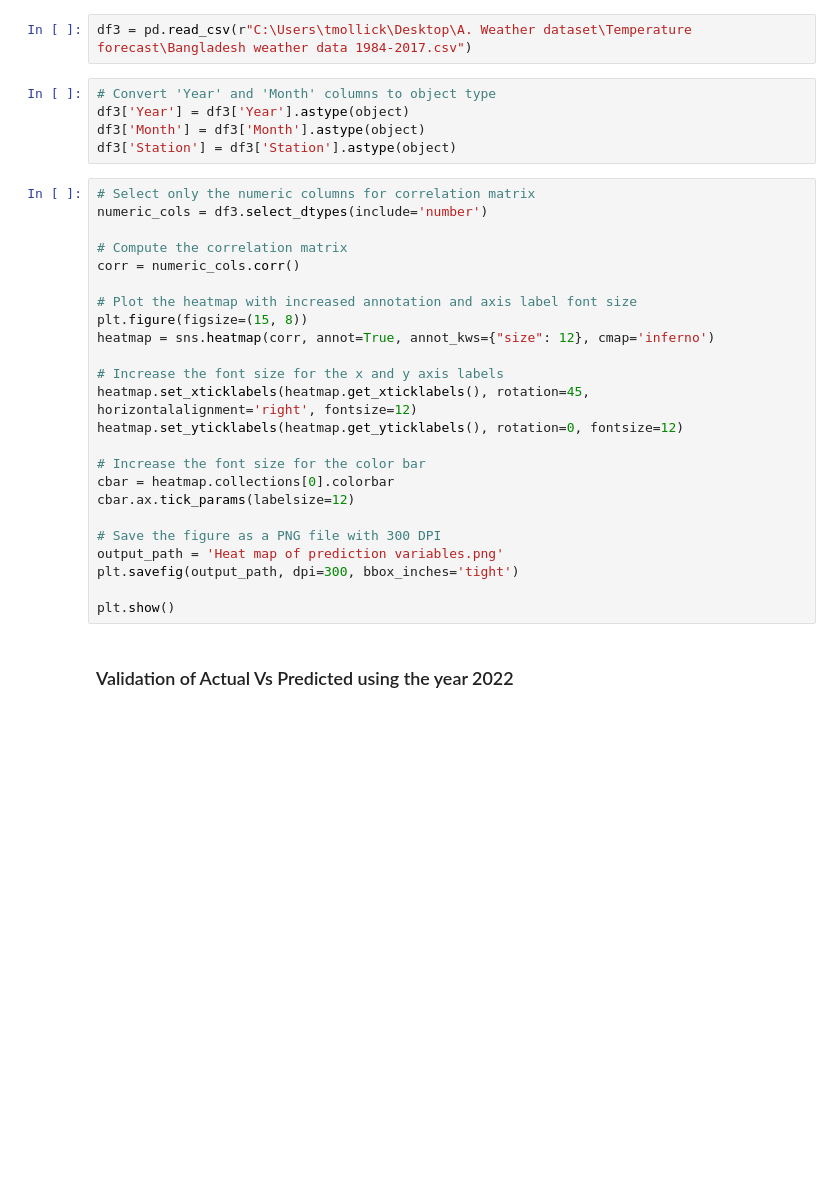
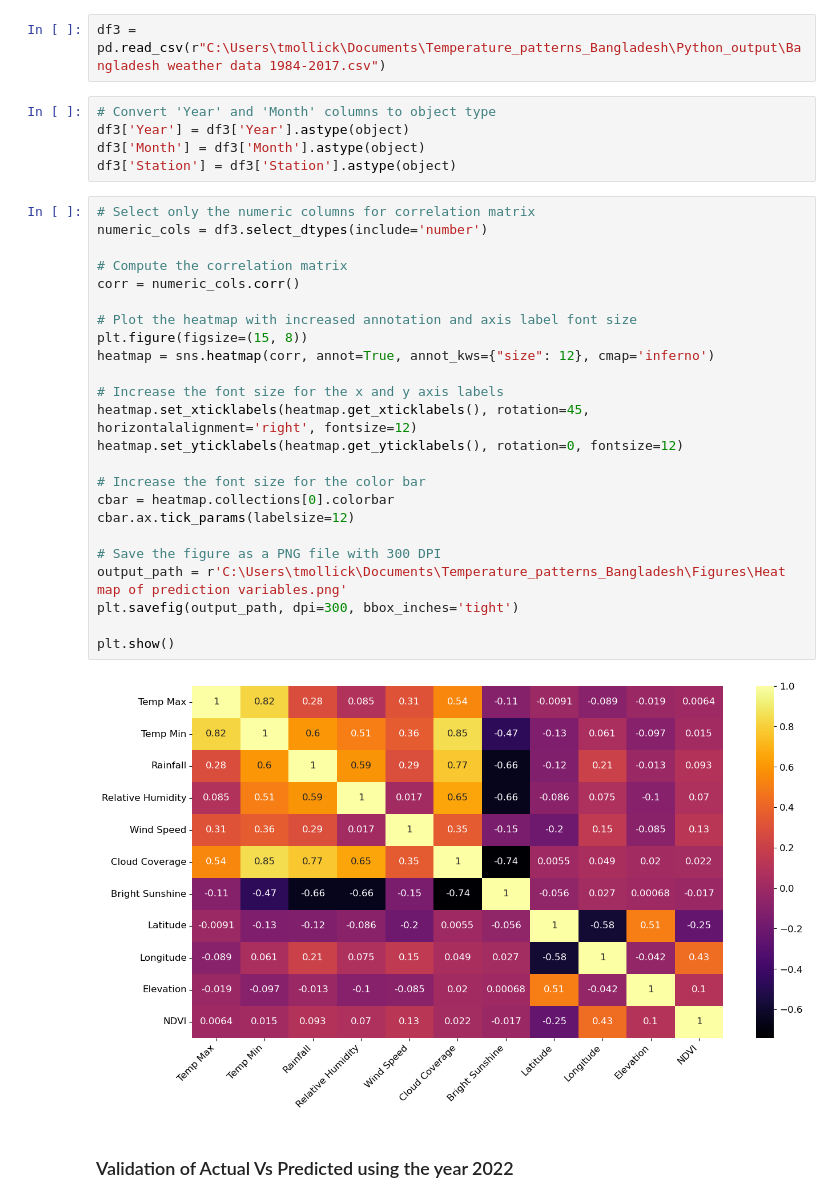
Before and after one commit to tmollick95/Temperature_patterns_Bangladesh, a Jupyter notebook: Python_Code/Data_preprocessing_and_visualization.ipynb, the cells around one changed output. Drawn from its saved outputs; the diff is of its cells as text; blank space fills up the shorter version.

```diff
--- a/Python_Code/Data_preprocessing_and_visualization.ipynb
+++ b/Python_Code/Data_preprocessing_and_visualization.ipynb
@@ -444,7 +479,7 @@ import matplotlib.pyplot as plt
 import seaborn as sns
 %matplotlib inline
 # %%
-df3 = pd.read_csv(r"C:\Users\tmollick\Desktop\A. Weather dataset\Temperature forecast\Bangladesh weather data 1984-2017.csv")
+df3 = pd.read_csv(r"C:\Users\tmollick\Documents\Temperature_patterns_Bangladesh\Python_output\Bangladesh weather data 1984-2017.csv")
 # %%
 # Convert 'Year' and 'Month' columns to object type
 df3['Year'] = df3['Year'].astype(object)
@@ -453,27 +488,29 @@ df3['Station'] = df3['Station'].astype(object)
 # %%
 # Select only the numeric columns for correlation matrix
 numeric_cols = df3.select_dtypes(include='number')
 
 # Compute the correlation matrix
 corr = numeric_cols.corr()
 
 # Plot the heatmap with increased annotation and axis label font size
 plt.figure(figsize=(15, 8))
 heatmap = sns.heatmap(corr, annot=True, annot_kws={"size": 12}, cmap='inferno')
 
 # Increase the font size for the x and y axis labels
 heatmap.set_xticklabels(heatmap.get_xticklabels(), rotation=45, horizontalalignment='right', fontsize=12)
 heatmap.set_yticklabels(heatmap.get_yticklabels(), rotation=0, fontsize=12)
 
 # Increase the font size for the color bar
 cbar = heatmap.collections[0].colorbar
 cbar.ax.tick_params(labelsize=12)
 
 # Save the figure as a PNG file with 300 DPI
-output_path = 'Heat map of prediction variables.png'
+output_path = r'C:\Users\tmollick\Documents\Temperature_patterns_Bangladesh\Figures\Heat map of prediction variables.png'
 plt.savefig(output_path, dpi=300, bbox_inches='tight')
 
 plt.show()
+# %% [output]
+[figure, added]
 # %% [markdown]
 ### Validation of Actual Vs Predicted using the year 2022
 # %%
```
Also changed, not shown: parts of 7 cells of this notebook, 13 other files.
